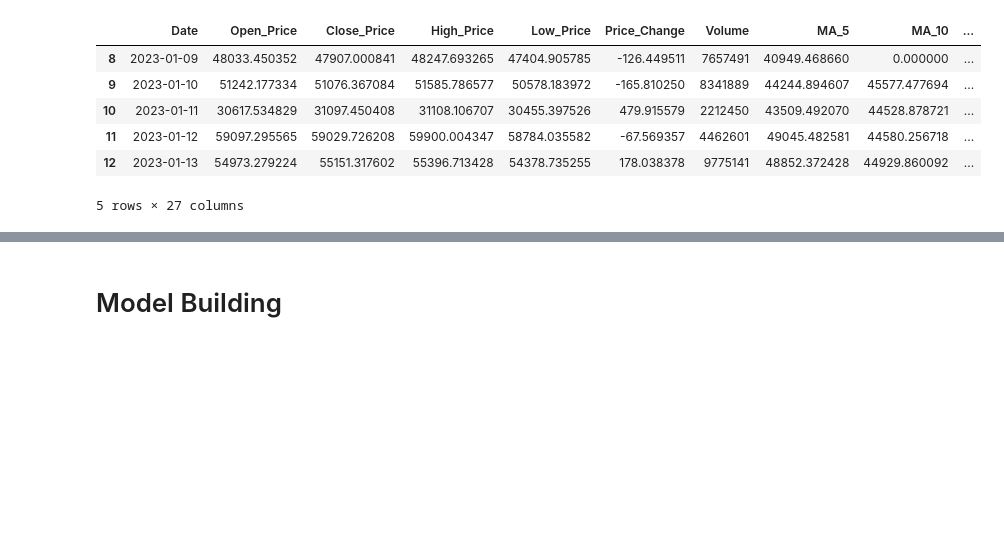
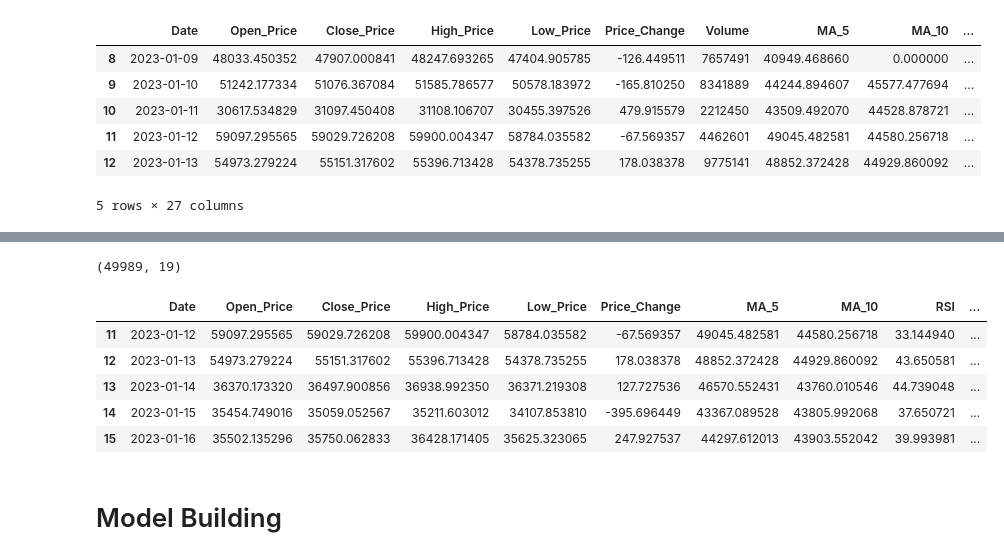
Before and after one commit to kunthshah21/Crypto-Price-Movement-Prediction, a Jupyter notebook: prediction.ipynb, the cells around one changed output, grey strips where cells are left out. Cells and saved outputs as stored; diff of their text form; code cells hidden in the pictures; blank space fills up the shorter version.

```diff
--- a/prediction.ipynb
+++ b/prediction.ipynb
@@ -389,3 +389,7 @@ df_with_lags.head()
 | 11 | 2023-01-12 | 59097.295565 | 59029.726208 | 59900.004347 | 58784.035582 | -67.569357 | 4462601 | 49045.482581 | 44580.256718 | ... |
 | 12 | 2023-01-13 | 54973.279224 | 55151.317602 | 55396.713428 | 54378.735255 | 178.038378 | 9775141 | 48852.372428 | 44929.860092 | ... |
 5 rows × 27 columns
+# %%
+#does df have null
+print(df.isnull().sum())
+df = df.dropna()
@@ -391,0 +414,4 @@ df_with_lags.head()
+# %%
+# Create the Momentum ratios feature as the ratio of today's close to yesterday's close
+df['Momentum_ratios'] = df['Close_Price'] / df['Close_Price'].shift(1)
+print(df[['Date', 'Close_Price', 'Momentum_ratios']].head())
@@ -391,0 +425,4 @@ df_with_lags.head()
+# %%
+# Compute the change in Sentiment_Score over a 3‑day window
+df['Sentiment_deltas'] = df['Sentiment_Score'] - df['Sentiment_Score'].shift(3)
+print(df[['Date', 'Sentiment_Score', 'Sentiment_deltas']].head(7))
@@ -391,0 +438,5 @@ df_with_lags.head()
+# %%
+df = df.dropna()
+
+print(df.shape)
+print(df.head())
@@ -470,2 +536,22 @@ plt.show()
+# %%
+drop_features = [
+    'MA_10_lag_4', 'MA_10_lag_8', 'MA_10_lag_5', 'Sentiment_Score',
+    'MA_10_lag_3', 'MA_10_lag_1', 'MA_5_lag_3', 'MA_5_lag_1',
+    'Event_Impact', 'Volume'
+]
+
+existing_drop_features = [col for col in drop_features if col in df.columns]
+
+df = df.drop(columns=existing_drop_features)
+print(df.shape)
+df.head()
+# %% [output]
+(49989, 19)
+|  | Date | Open_Price | Close_Price | High_Price | Low_Price | Price_Change | MA_5 | MA_10 | RSI | ... |
+| 11 | 2023-01-12 | 59097.295565 | 59029.726208 | 59900.004347 | 58784.035582 | -67.569357 | 49045.482581 | 44580.256718 | 33.144940 | ... |
+| 12 | 2023-01-13 | 54973.279224 | 55151.317602 | 55396.713428 | 54378.735255 | 178.038378 | 48852.372428 | 44929.860092 | 43.650581 | ... |
+| 13 | 2023-01-14 | 36370.173320 | 36497.900856 | 36938.992350 | 36371.219308 | 127.727536 | 46570.552431 | 43760.010546 | 44.739048 | ... |
+| 14 | 2023-01-15 | 35454.749016 | 35059.052567 | 35211.603012 | 34107.853810 | -395.696449 | 43367.089528 | 43805.992068 | 37.650721 | ... |
+| 15 | 2023-01-16 | 35502.135296 | 35750.062833 | 36428.171405 | 35625.323065 | 247.927537 | 44297.612013 | 43903.552042 | 39.993981 | ... |
 # %% [markdown]
 # Model Building
```
Also changed, not shown: parts of 18 cells of this notebook, 1 other file.
